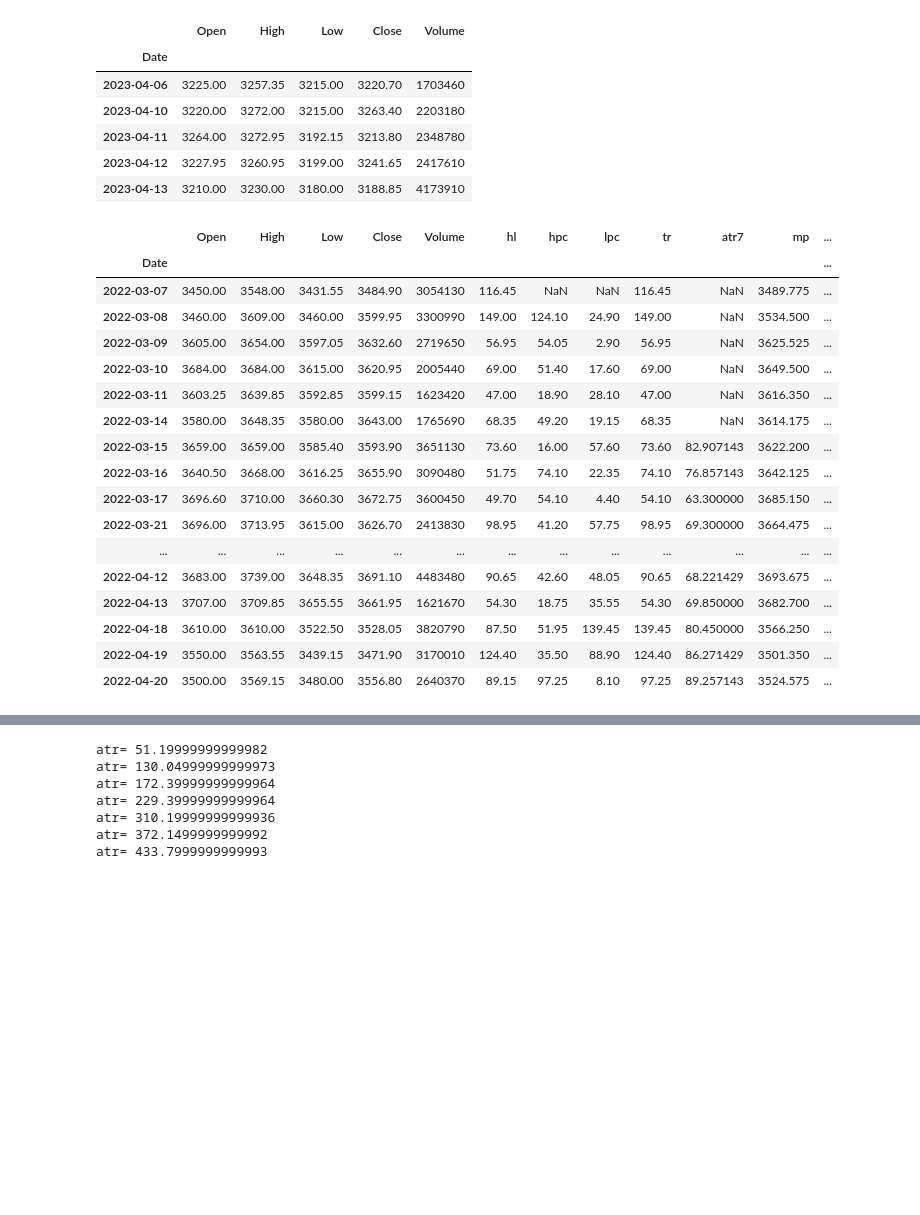
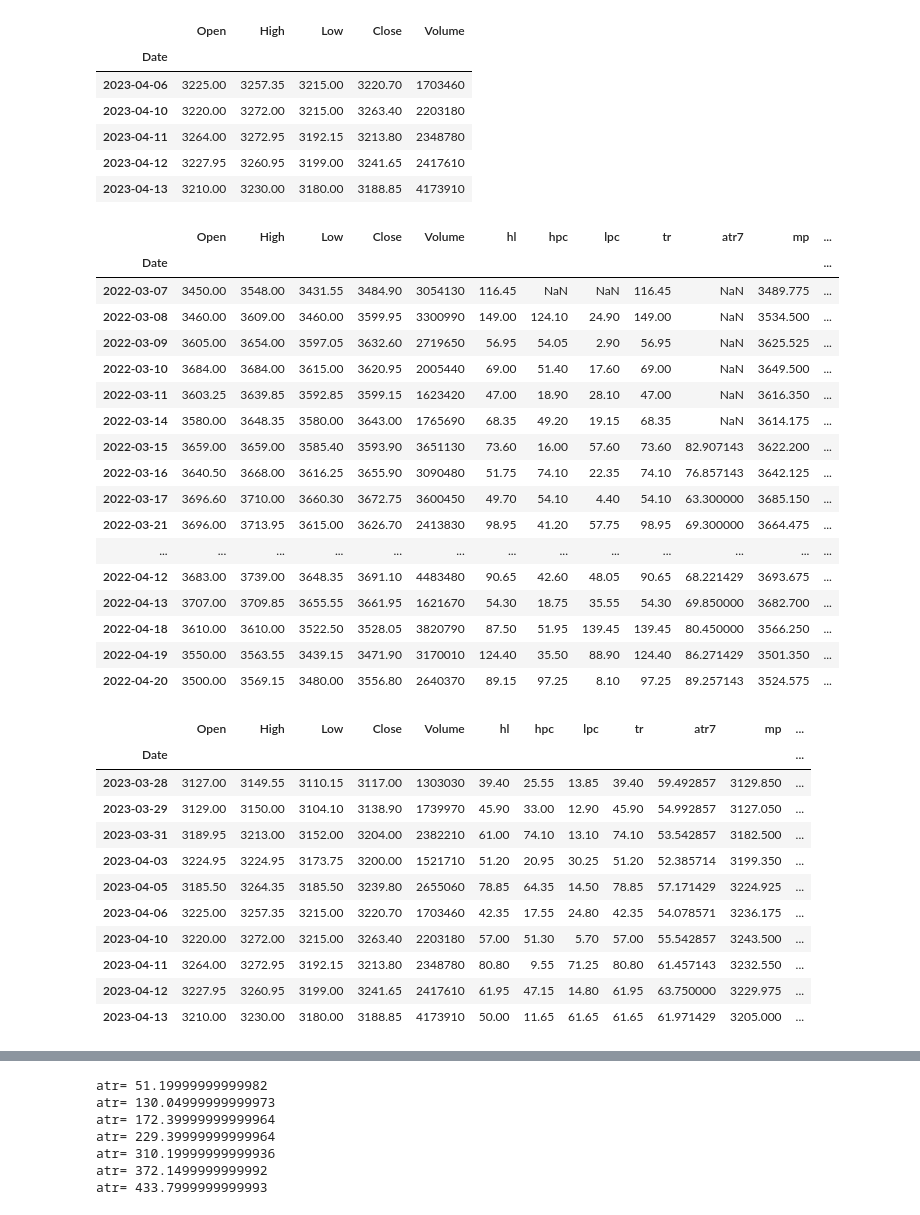
Before and after one commit to DanielGoldfarb/mplfinance, a Jupyter notebook: examples/Indicator_supertrend_testing.ipynb, the cells around one changed output, grey strips where cells are left out. Saved outputs shown, nothing was run; the diff lists cells and outputs as text; code cells hidden in the pictures; blank space fills up the shorter version.

```diff
--- a/examples/Indicator_supertrend_testing.ipynb
+++ b/examples/Indicator_supertrend_testing.ipynb
@@ -54,30 +54,43 @@ tdf['lpc'] = abs(tdf.Low - tdf.Close.shift(1))
 
 tdf['tr'] = tdf[['hl','hpc','lpc']].max(axis=1)
 
 tdf['atr7'] = tdf.tr.rolling(7).mean()
 
 tdf['mp'] = (tdf.High + tdf.Low)/2.0
 
 tdf['ub'] = tdf.mp + (3.0*tdf.atr7)
 tdf['lb'] = tdf.mp - (3.0*tdf.atr7)
 
 tdf.head(30)
+tdf.tail(10)
 # %% [output]
 |  | Open | High | Low | Close | Volume | hl | hpc | lpc | tr | atr7 | mp | ... |
 | Date |  |  |  |  |  |  |  |  |  |  |  | ... |
 | 2022-03-07 | 3450.00 | 3548.00 | 3431.55 | 3484.90 | 3054130 | 116.45 | NaN | NaN | 116.45 | NaN | 3489.775 | ... |
 | 2022-03-08 | 3460.00 | 3609.00 | 3460.00 | 3599.95 | 3300990 | 149.00 | 124.10 | 24.90 | 149.00 | NaN | 3534.500 | ... |
 | 2022-03-09 | 3605.00 | 3654.00 | 3597.05 | 3632.60 | 2719650 | 56.95 | 54.05 | 2.90 | 56.95 | NaN | 3625.525 | ... |
 | 2022-03-10 | 3684.00 | 3684.00 | 3615.00 | 3620.95 | 2005440 | 69.00 | 51.40 | 17.60 | 69.00 | NaN | 3649.500 | ... |
 | 2022-03-11 | 3603.25 | 3639.85 | 3592.85 | 3599.15 | 1623420 | 47.00 | 18.90 | 28.10 | 47.00 | NaN | 3616.350 | ... |
 | 2022-03-14 | 3580.00 | 3648.35 | 3580.00 | 3643.00 | 1765690 | 68.35 | 49.20 | 19.15 | 68.35 | NaN | 3614.175 | ... |
 | 2022-03-15 | 3659.00 | 3659.00 | 3585.40 | 3593.90 | 3651130 | 73.60 | 16.00 | 57.60 | 73.60 | 82.907143 | 3622.200 | ... |
 | 2022-03-16 | 3640.50 | 3668.00 | 3616.25 | 3655.90 | 3090480 | 51.75 | 74.10 | 22.35 | 74.10 | 76.857143 | 3642.125 | ... |
 | 2022-03-17 | 3696.60 | 3710.00 | 3660.30 | 3672.75 | 3600450 | 49.70 | 54.10 | 4.40 | 54.10 | 63.300000 | 3685.150 | ... |
 | 2022-03-21 | 3696.00 | 3713.95 | 3615.00 | 3626.70 | 2413830 | 98.95 | 41.20 | 57.75 | 98.95 | 69.300000 | 3664.475 | ... |
 | ... | ... | ... | ... | ... | ... | ... | ... | ... | ... | ... | ... | ... |
 | 2022-04-12 | 3683.00 | 3739.00 | 3648.35 | 3691.10 | 4483480 | 90.65 | 42.60 | 48.05 | 90.65 | 68.221429 | 3693.675 | ... |
 | 2022-04-13 | 3707.00 | 3709.85 | 3655.55 | 3661.95 | 1621670 | 54.30 | 18.75 | 35.55 | 54.30 | 69.850000 | 3682.700 | ... |
 | 2022-04-18 | 3610.00 | 3610.00 | 3522.50 | 3528.05 | 3820790 | 87.50 | 51.95 | 139.45 | 139.45 | 80.450000 | 3566.250 | ... |
 | 2022-04-19 | 3550.00 | 3563.55 | 3439.15 | 3471.90 | 3170010 | 124.40 | 35.50 | 88.90 | 124.40 | 86.271429 | 3501.350 | ... |
 | 2022-04-20 | 3500.00 | 3569.15 | 3480.00 | 3556.80 | 2640370 | 89.15 | 97.25 | 8.10 | 97.25 | 89.257143 | 3524.575 | ... |
+|  | Open | High | Low | Close | Volume | hl | hpc | lpc | tr | atr7 | mp | ... |
+| Date |  |  |  |  |  |  |  |  |  |  |  | ... |
+| 2023-03-28 | 3127.00 | 3149.55 | 3110.15 | 3117.00 | 1303030 | 39.40 | 25.55 | 13.85 | 39.40 | 59.492857 | 3129.850 | ... |
+| 2023-03-29 | 3129.00 | 3150.00 | 3104.10 | 3138.90 | 1739970 | 45.90 | 33.00 | 12.90 | 45.90 | 54.992857 | 3127.050 | ... |
+| 2023-03-31 | 3189.95 | 3213.00 | 3152.00 | 3204.00 | 2382210 | 61.00 | 74.10 | 13.10 | 74.10 | 53.542857 | 3182.500 | ... |
+| 2023-04-03 | 3224.95 | 3224.95 | 3173.75 | 3200.00 | 1521710 | 51.20 | 20.95 | 30.25 | 51.20 | 52.385714 | 3199.350 | ... |
+| 2023-04-05 | 3185.50 | 3264.35 | 3185.50 | 3239.80 | 2655060 | 78.85 | 64.35 | 14.50 | 78.85 | 57.171429 | 3224.925 | ... |
+| 2023-04-06 | 3225.00 | 3257.35 | 3215.00 | 3220.70 | 1703460 | 42.35 | 17.55 | 24.80 | 42.35 | 54.078571 | 3236.175 | ... |
+| 2023-04-10 | 3220.00 | 3272.00 | 3215.00 | 3263.40 | 2203180 | 57.00 | 51.30 | 5.70 | 57.00 | 55.542857 | 3243.500 | ... |
+| 2023-04-11 | 3264.00 | 3272.95 | 3192.15 | 3213.80 | 2348780 | 80.80 | 9.55 | 71.25 | 80.80 | 61.457143 | 3232.550 | ... |
+| 2023-04-12 | 3227.95 | 3260.95 | 3199.00 | 3241.65 | 2417610 | 61.95 | 47.15 | 14.80 | 61.95 | 63.750000 | 3229.975 | ... |
+| 2023-04-13 | 3210.00 | 3230.00 | 3180.00 | 3188.85 | 4173910 | 50.00 | 11.65 | 61.65 | 61.65 | 61.971429 | 3205.000 | ... |
```
Also changed, not shown: parts of 6 cells of this notebook.
